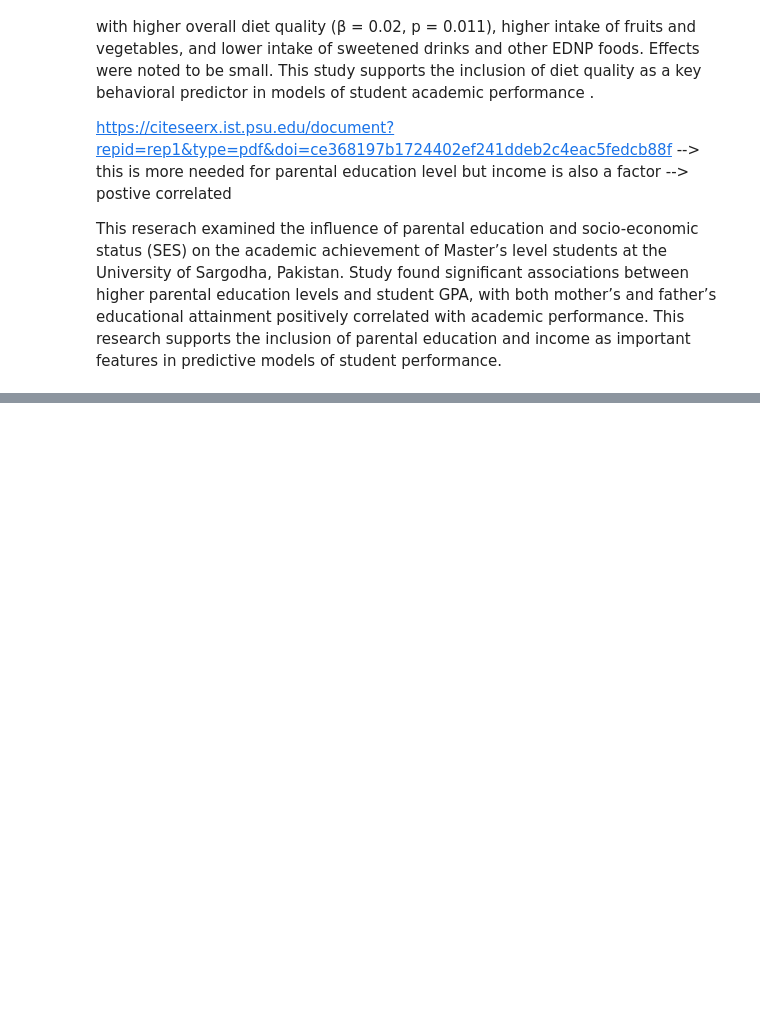
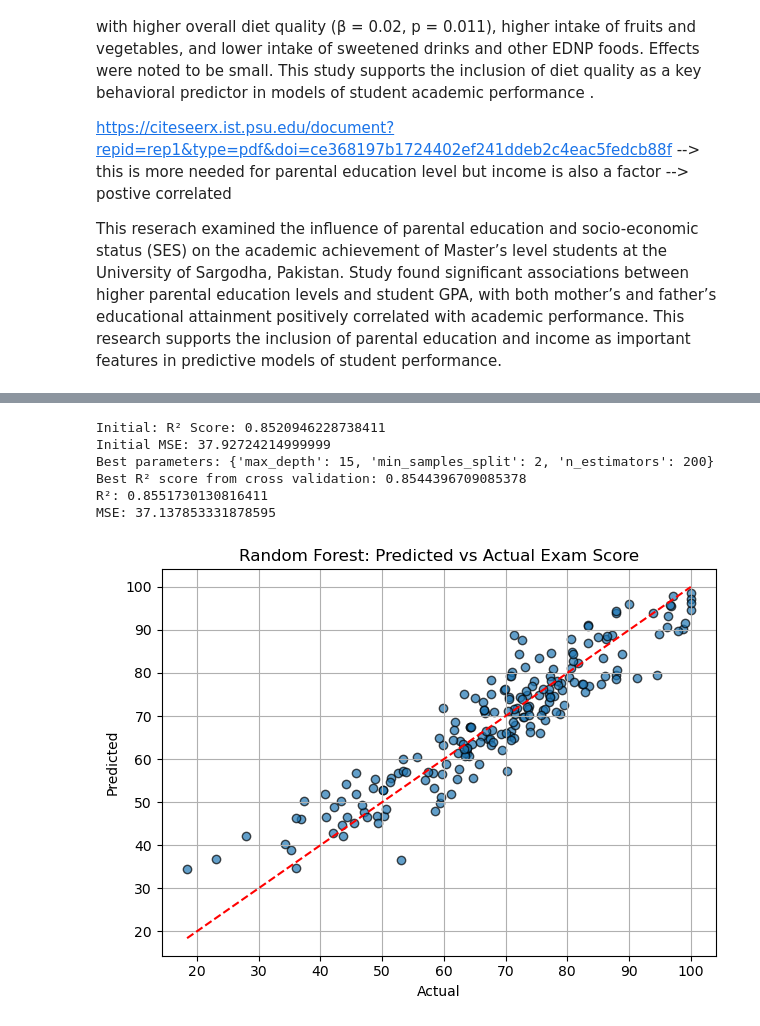
Before and after one commit to James-1337/ECS-171-Project, a Jupyter notebook: EDA_Shifanaaz.ipynb, the cells around one changed output, grey strips where cells are left out. Cells and saved outputs as stored; diff of their text form; code cells hidden in the pictures; blank space fills up the shorter version.

Commit message:
Random Forest Implementation

```diff
--- a/EDA_Shifanaaz.ipynb
+++ b/EDA_Shifanaaz.ipynb
@@ -269,0 +351,36 @@ This reserach examined the influence of parental education and socio-economic st
+# %%
+# Initial RF training
+# Train a basic Random Forest Regressor for comparison
+rf = RandomForestRegressor(n_estimators=100, random_state=42)
+rf.fit(X_train, y_train)
+y_pred = rf.predict(X_test) # Predict on test set
+
+print("Initial: R² Score:", r2_score(y_test, y_pred))
+print("Initial MSE:", mean_squared_error(y_test, y_pred))
+
+
+# Evaluation of Best RF
+y_pred_best = best_rf.predict(X_test)
+print("Best parameters:", grid.best_params_)
+print("Best R² score from cross validation:", grid.best_score_)
+print("R²:", r2_score(y_test, y_pred_best))
+print("MSE:", mean_squared_error(y_test, y_pred_best))
+# %% [output]
+Initial: R² Score: 0.8520946228738411
+Initial MSE: 37.92724214999999
+Best parameters: {'max_depth': 15, 'min_samples_split': 2, 'n_estimators': 200}
+Best R² score from cross validation: 0.8544396709085378
+R²: 0.8551730130816411
+MSE: 37.137853331878595
+# %%
+# Plot: Predicted vs Actual
+plt.scatter(y_test, y_pred_best, alpha=0.7, edgecolors='k')
+plt.plot([y.min(), y.max()], [y.min(), y.max()], 'r--')
+plt.xlabel("Actual")
+plt.ylabel("Predicted")
+plt.title("Random Forest: Predicted vs Actual Exam Score")
+plt.grid(True)
+plt.tight_layout()
+plt.show()
+# %% [output]
+[figure, added]
```
Also changed, not shown: parts of 9 cells of this notebook.
